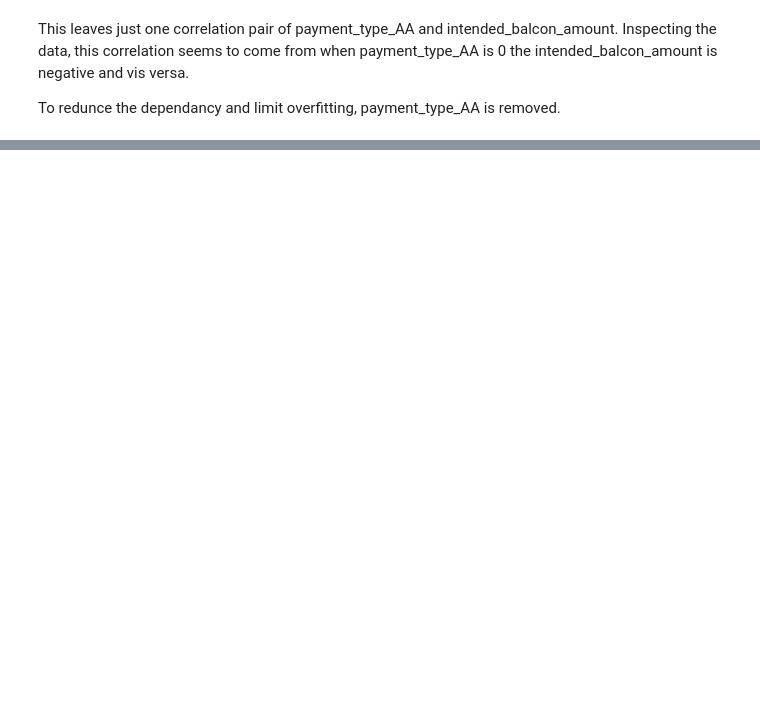
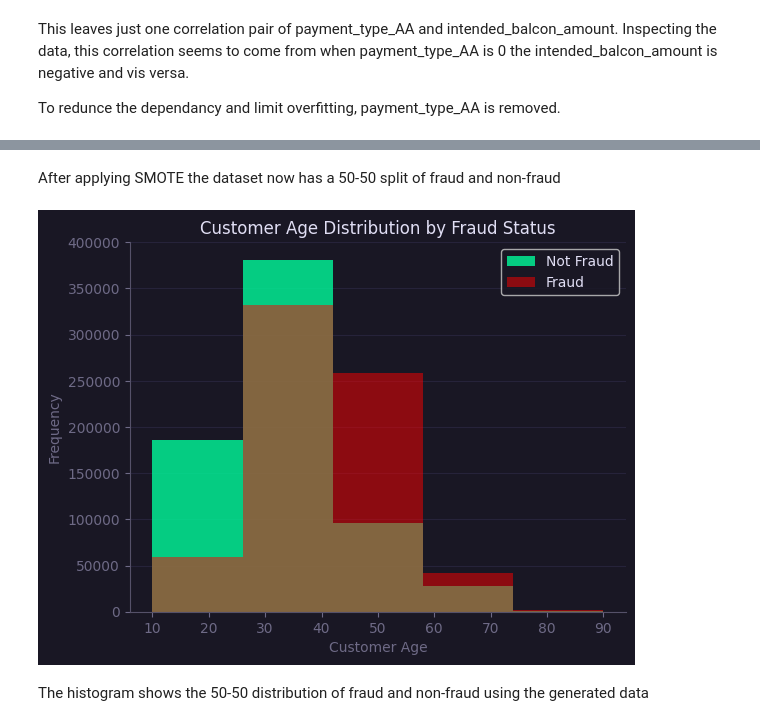
Before and after one commit to rcwylie/Fraudulent_payments, a Jupyter notebook: n_Code.ipynb, the cells around one changed output, grey strips where cells are left out. Drawn from its saved outputs; the diff is of its cells as text; code cells hidden in the pictures; blank space fills up the shorter version.

```diff
--- a/n_Code.ipynb
+++ b/n_Code.ipynb
@@ -235,0 +248,2 @@ cleaning_data.drop(columns = 'payment_type_AA', inplace= True)
+# %%
+X_train, X_test, y_train, y_test = train_test_split(cleaning_data.drop('fraud_bool', axis=1), cleaning_data['fraud_bool'], test_size=0.3, random_state=0)
@@ -235,0 +388,8 @@ cleaning_data.drop(columns = 'payment_type_AA', inplace= True)
+# %%
+from imblearn.over_sampling import SMOTE
+
+smote = SMOTE(random_state=0)
+X_train_smote, y_train_smote = smote.fit_resample(X_train, y_train)
+
+print('Distribution of label values before applying SMOTE:\n',pd.Series(y_train).value_counts())
+print('Distribution of label values after applying SMOTE:\n',pd.Series(y_train_smote).value_counts())
@@ -235,0 +407,26 @@ cleaning_data.drop(columns = 'payment_type_AA', inplace= True)
+# %% [markdown]
+After applying SMOTE the dataset now has a 50-50 split of fraud and non-fraud
+# %%
+dataset_SMOTE = X_train_smote
+dataset_SMOTE['fraud_bool'] = y_train_smote
+# %%
+# Create a histogram plot
+plt.hist([age for age, is_fraud in zip(dataset_SMOTE['customer_age'], dataset_SMOTE['fraud_bool']) if is_fraud == 0],
+         bins=5, alpha=0.8, label='Not Fraud', color='mediumspringgreen')
+plt.hist([age for age, is_fraud in zip(dataset_SMOTE['customer_age'], dataset_SMOTE['fraud_bool']) if is_fraud == 1],
+         bins=5, alpha=0.5, label='Fraud', color='red')
+
+# Add labels and title
+plt.xlabel('Customer Age')
+plt.ylabel('Frequency')
+plt.title('Customer Age Distribution by Fraud Status')
+
+# Add a legend
+plt.legend()
+
+# Show the plot
+plt.show()
+# %% [output]
+[figure, added]
+# %% [markdown]
+The histogram shows the 50-50 distribution of fraud and non-fraud using the generated data
```
Also changed, not shown: parts of 20 cells of this notebook.
